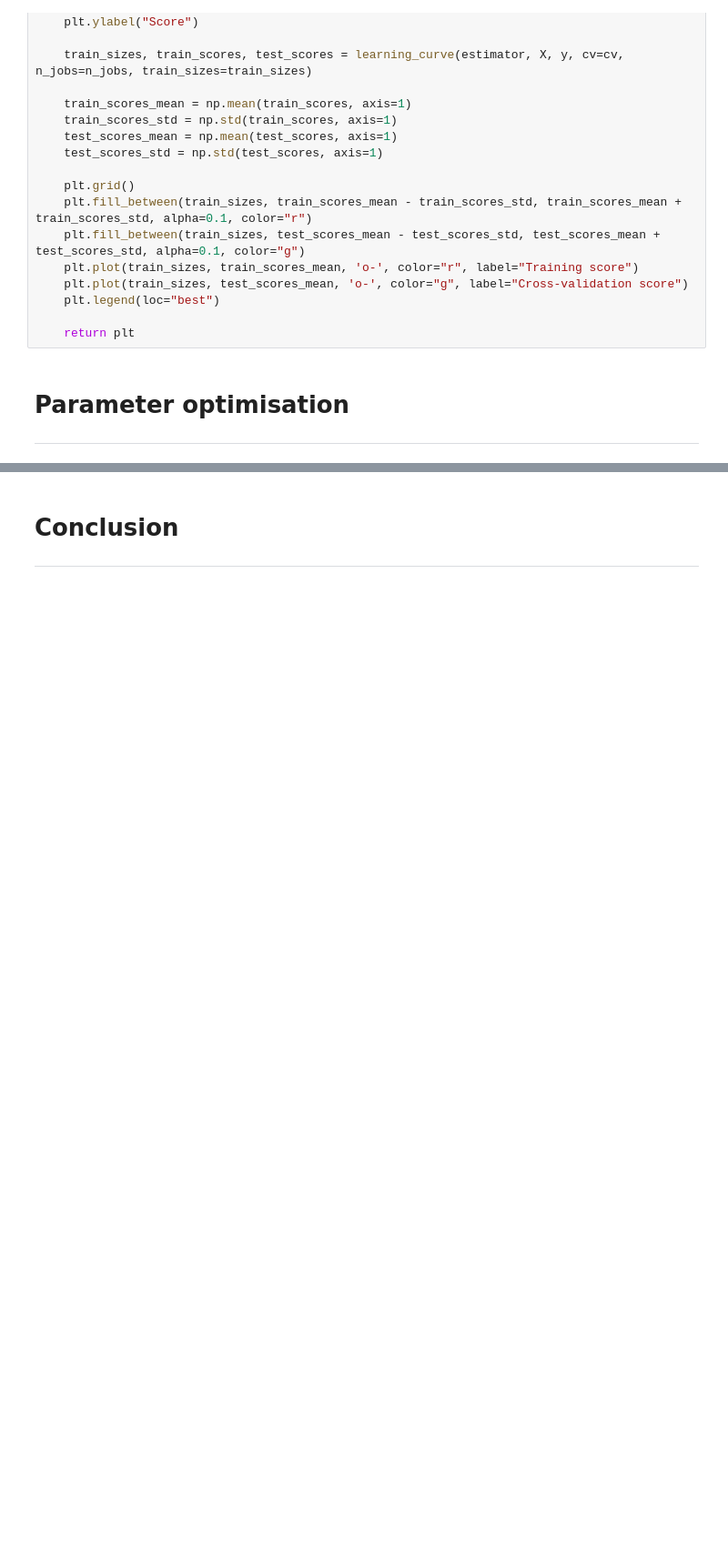
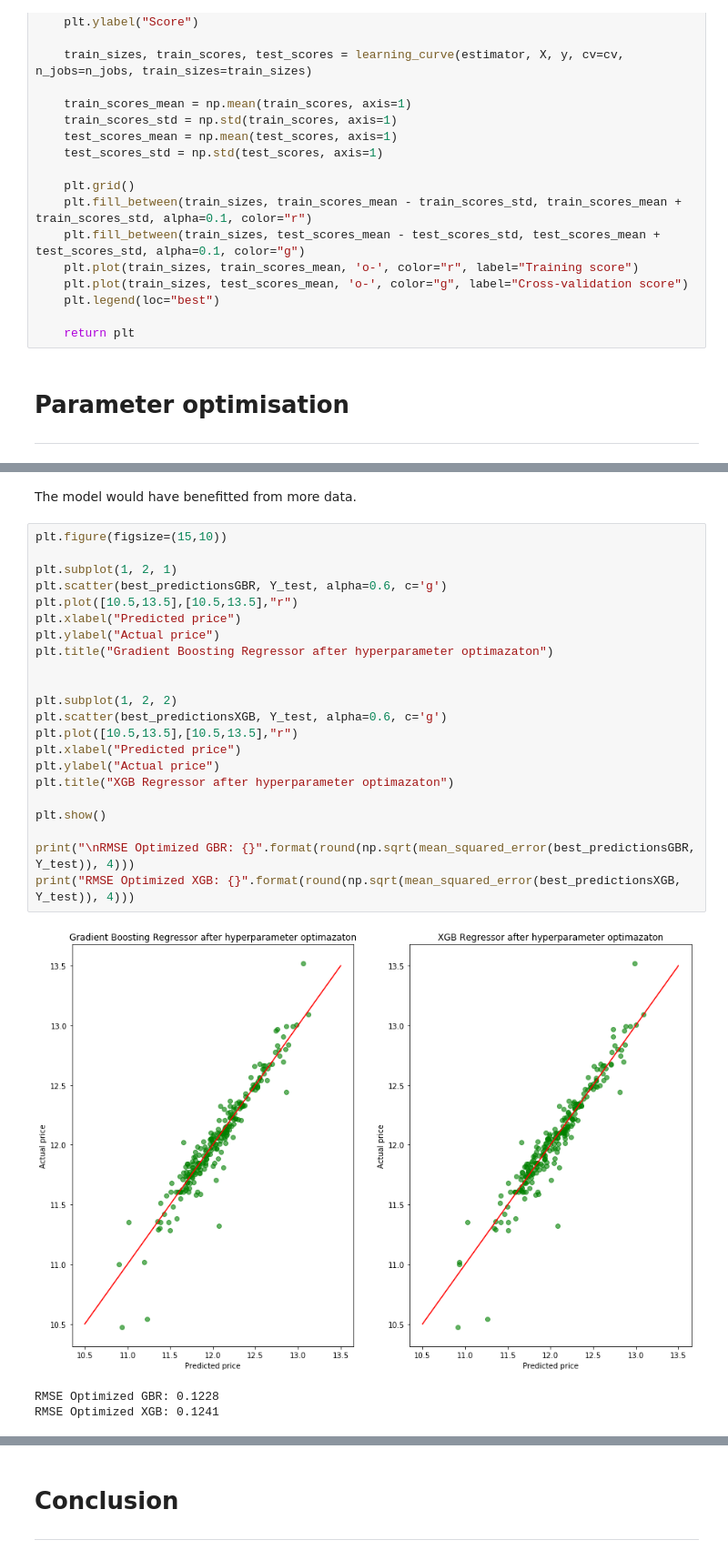
Before and after one commit to yohannjs/AML-2019, a Jupyter notebook: Challenges/House_Pricing/master_house_pricing_challenge.ipynb, the cells around one changed output, grey strips where cells are left out. Shown: that part at 91% size. Drawn from its saved outputs; the diff is of its cells as text; blank space fills up the shorter version.

```diff
--- a/Challenges/House_Pricing/master_house_pricing_challenge.ipynb
+++ b/Challenges/House_Pricing/master_house_pricing_challenge.ipynb
@@ -693,0 +735,28 @@ best_parametersXGB = hyperparameterOpt(modelXGB, param_gridXGB, cv = 10)
+# %% [markdown]
+The model would have benefitted from more data.
+# %%
+plt.figure(figsize=(15,10))
+
+plt.subplot(1, 2, 1)
+plt.scatter(best_predictionsGBR, Y_test, alpha=0.6, c='g')
+plt.plot([10.5,13.5],[10.5,13.5],"r")
+plt.xlabel("Predicted price")
+plt.ylabel("Actual price")
+plt.title("Gradient Boosting Regressor after hyperparameter optimazaton")
+
+
+plt.subplot(1, 2, 2)
+plt.scatter(best_predictionsXGB, Y_test, alpha=0.6, c='g')
+plt.plot([10.5,13.5],[10.5,13.5],"r")
+plt.xlabel("Predicted price")
+plt.ylabel("Actual price")
+plt.title("XGB Regressor after hyperparameter optimazaton")
+
+plt.show()
+
+print("\nRMSE Optimized GBR: {}".format(round(np.sqrt(mean_squared_error(best_predictionsGBR, Y_test)), 4)))
+print("RMSE Optimized XGB: {}".format(round(np.sqrt(mean_squared_error(best_predictionsXGB, Y_test)), 4)))
+# %% [output]
+[figure, added]
+RMSE Optimized GBR: 0.1228
+RMSE Optimized XGB: 0.1241
```
Also changed, not shown: parts of 12 cells of this notebook.
